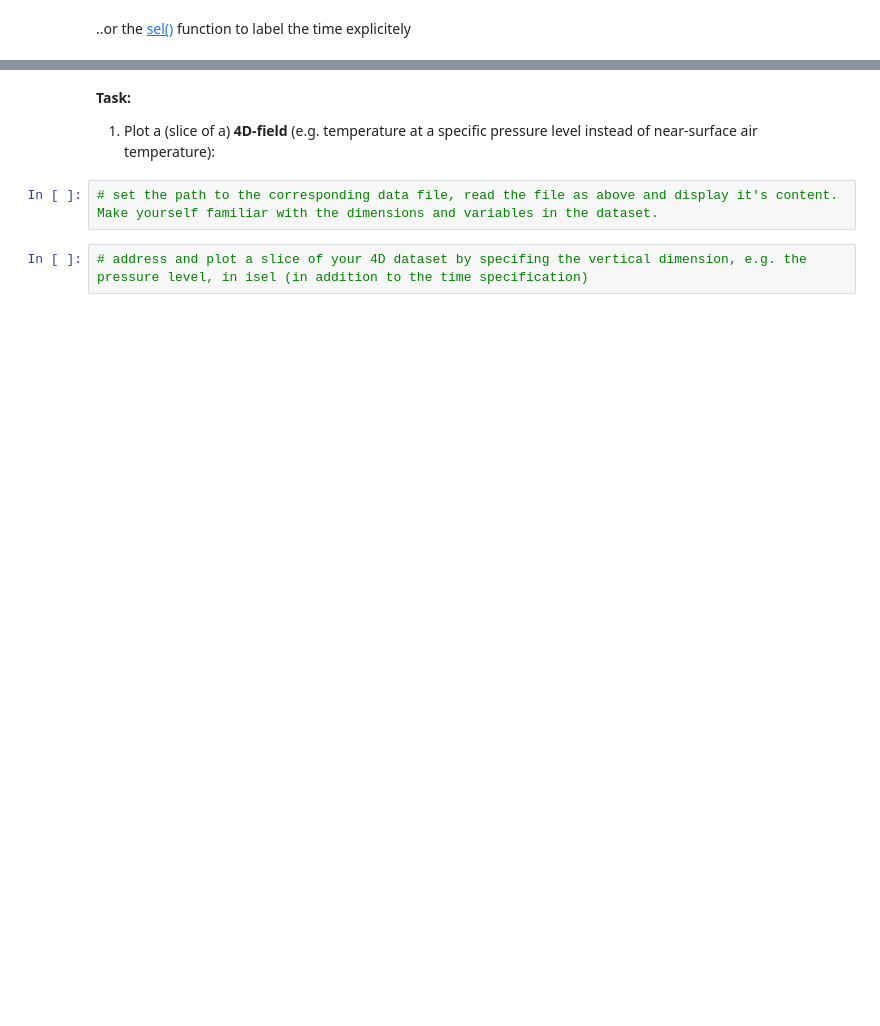
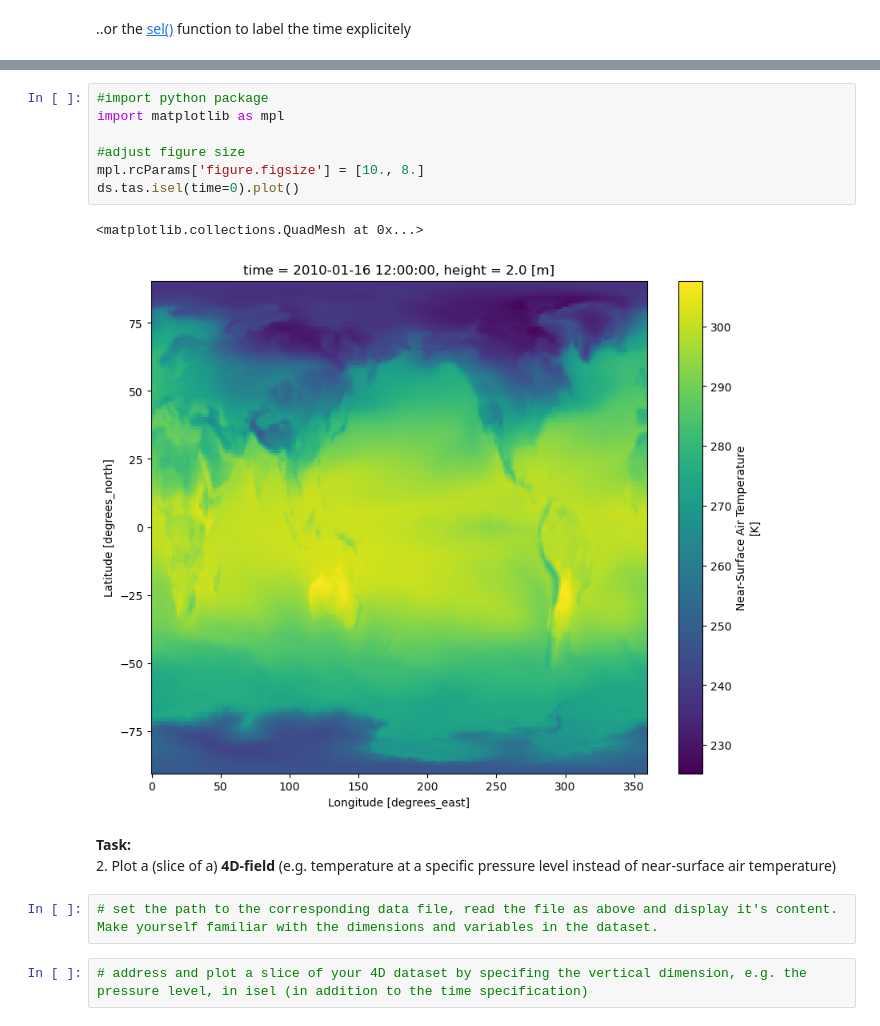
Before and after one commit to MetOs-UiO/GEO4990-notebooks, a Jupyter notebook: 05_IntroHandlingCMIP6Data.ipynb, the cells around one changed output, grey strips where cells are left out. Cells and saved outputs as stored; diff of their text form; blank space fills up the shorter version.

```diff
--- a/05_IntroHandlingCMIP6Data.ipynb
+++ b/05_IntroHandlingCMIP6Data.ipynb
@@ -81,6 +113,16 @@ ds.<< >>.sel(time=timestring).plot()
+# %%
+#import python package
+import matplotlib as mpl
+
+#adjust figure size
+mpl.rcParams['figure.figsize'] = [10., 8.]
+ds.tas.isel(time=0).plot()
+# %% [output]
+<matplotlib.collections.QuadMesh at 0x...>
+[figure, added]
 # %% [markdown]
 **Task:** <br>
-1. Plot a (slice of a) **4D-field** (e.g. temperature at a specific pressure level instead of near-surface air temperature): <br>
+2. Plot a (slice of a) **4D-field** (e.g. temperature at a specific pressure level instead of near-surface air temperature) <br>
 # %%
 # set the path to the corresponding data file, read the file as above and display it's content. Make yourself familiar with the dimensions and variables in the dataset.
 # %%
```
Also changed, not shown: parts of 19 cells of this notebook.
